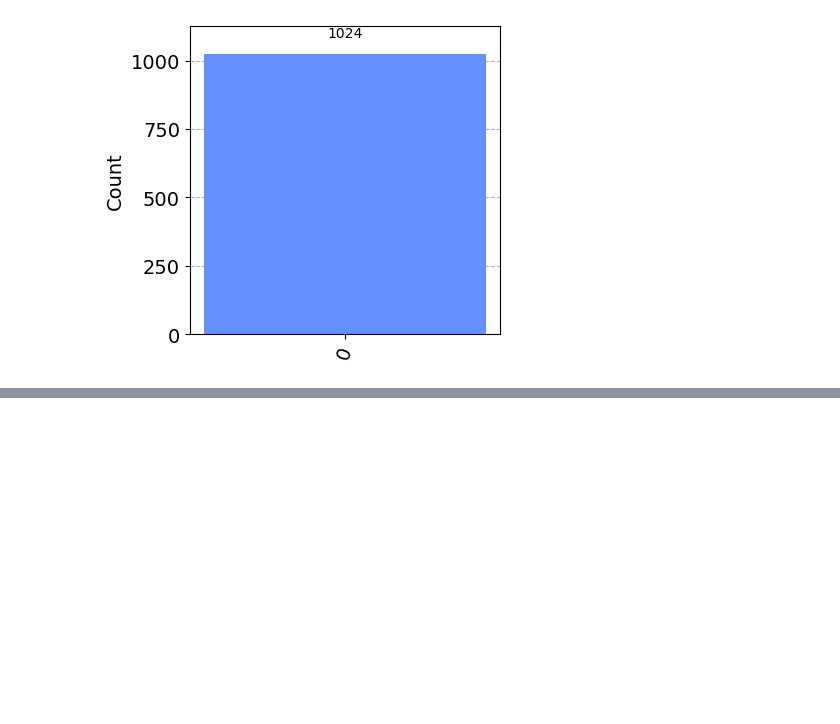
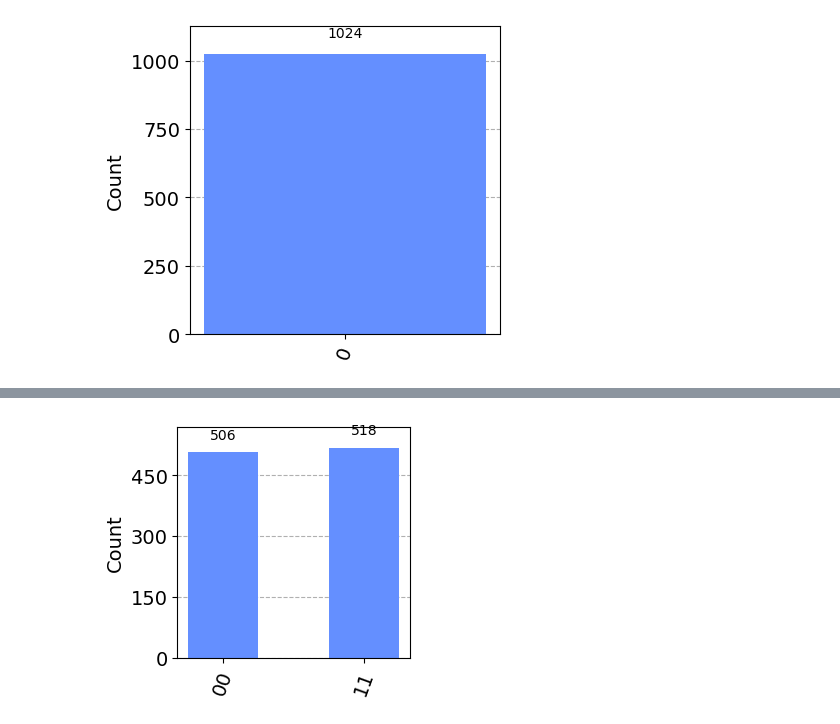
Before and after one commit to Rshocks/EmergingTechnology, a Jupyter notebook: content/05)Quantum Computing.ipynb, the cells around one changed output, grey strips where cells are left out. Cells and saved outputs as stored; diff of their text form; code cells hidden in the pictures; blank space fills up the shorter version.

```diff
--- a/content/05)Quantum Computing.ipynb
+++ b/content/05)Quantum Computing.ipynb
@@ -444,0 +551,15 @@ viz.plot_histogram(result, figsize=(4, 4))
+# %%
+# Create a circuit.
+circuit = qiskit.QuantumCircuit(2, 2)
+
+# using and applying H gate to first qubit.
+circuit.h(0)
+
+# Add a gate.
+circuit.cnot(0, 1)
+
+# Measure.
+circuit.measure((0, 1), (0, 1))
+
+# print the circuit
+print(circuit)
@@ -444,0 +574,11 @@ viz.plot_histogram(result, figsize=(4, 4))
+# %%
+# Get a simulator.
+sim = qiskit.Aer.get_backend('aer_simulator')
+
+# Simulte the circuit.
+result = sim.run(circuit).result().get_counts()
+
+# Histogram.
+viz.plot_histogram(result, figsize=(3, 3))
+# %% [output]
+[figure, added]
```
Also changed, not shown: parts of 28 cells of this notebook, 1 other file.
